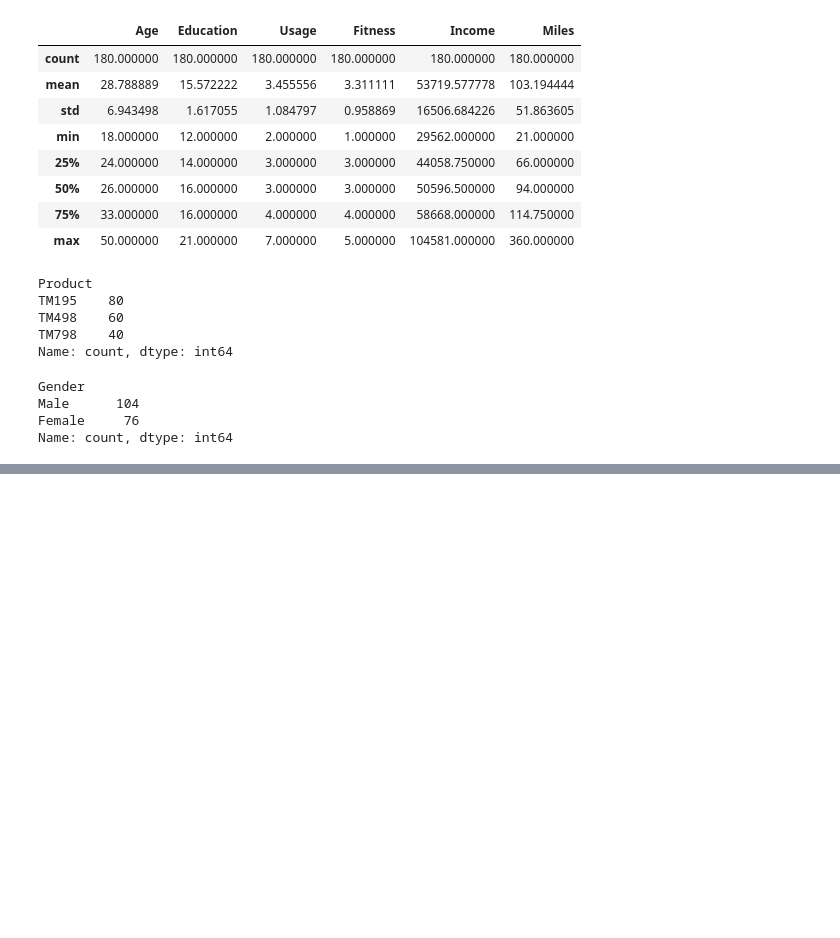
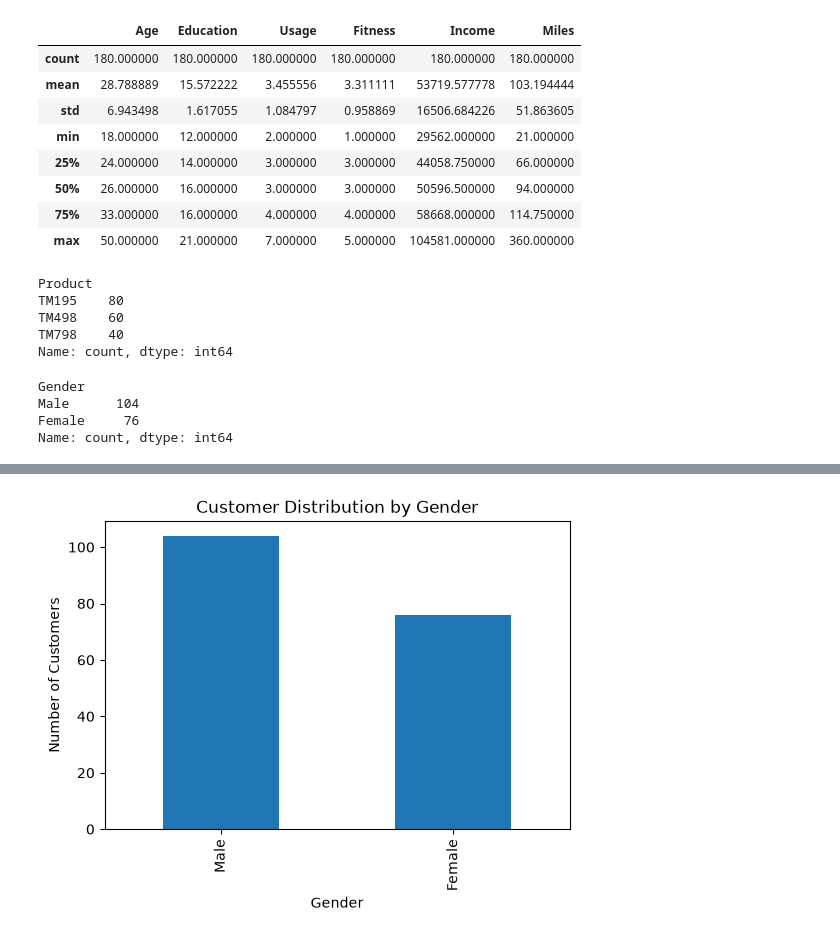
Before and after one commit to AhmedNgarmbo/StatisticsProjects, a Jupyter notebook: notebooks/CardioGoodFitness_Analysis.ipynb, the cells around one changed output, grey strips where cells are left out. Saved outputs shown, nothing was run; the diff lists cells and outputs as text; code cells hidden in the pictures; blank space fills up the shorter version.

```diff
--- a/notebooks/CardioGoodFitness_Analysis.ipynb
+++ b/notebooks/CardioGoodFitness_Analysis.ipynb
@@ -118,0 +130,15 @@ Name: count, dtype: int64
+# %%
+import matplotlib.pyplot as plt
+
+df["Gender"].value_counts().plot(
+    kind="bar",
+    figsize=(6,4)
+)
+
+plt.title("Customer Distribution by Gender")
+plt.xlabel("Gender")
+plt.ylabel("Number of Customers")
+
+plt.show()
+# %% [output]
+[figure, added]
```
Also changed, not shown: parts of 3 cells of this notebook, 3 other files.
